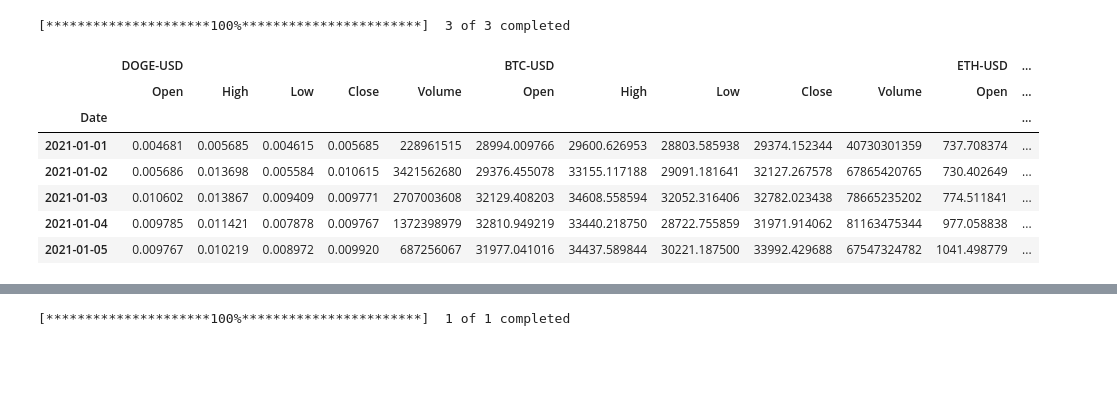
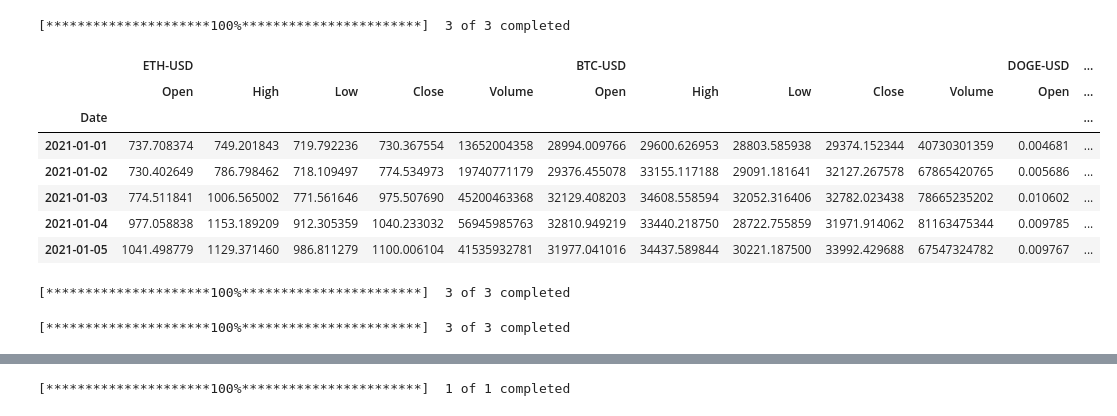
Before and after one commit to distractedm1nd/mar2moon, a Jupyter notebook: scripts/CoinPricesForEval.ipynb, the cells around one changed output, grey strips where cells are left out. Drawn from its saved outputs; the diff is of its cells as text; code cells hidden in the pictures; blank space fills up the shorter version.

```diff
--- a/scripts/CoinPricesForEval.ipynb
+++ b/scripts/CoinPricesForEval.ipynb
@@ -26,7 +26,7 @@ btc.head()
 | 2021-01-05 | 31977.041016 | 34437.589844 | 30221.187500 | 33992.429688 | 67547324782 | 0 | 0 |
 # %%
 #data = yf.download("SPY AAPL", start="2017-01-01", end="2017-04-30")
-prices = yf.download(  # or pdr.get_data_yahoo(...
+all_coins_daily_ytd = yf.download(  # or pdr.get_data_yahoo(...
         # tickers list or string as well
         tickers = "BTC-USD ETH-USD DOGE-USD",
 
@@ -61,18 +61,18 @@ prices = yf.download(  # or pdr.get_data_yahoo(...
         proxy = None
     )
 
-#print(prices)
+#print(all_coins_daily_ytd)
 # %% [output]
 [*********************100%***********************]  3 of 3 completed
 # %%
-prices.head()
+all_coins_daily_ytd.head()
 # %% [output]
-|  | DOGE-USD |  |  |  |  | BTC-USD |  |  |  |  | ETH-USD | ... |
+|  | ETH-USD |  |  |  |  | BTC-USD |  |  |  |  | DOGE-USD | ... |
 |  | Open | High | Low | Close | Volume | Open | High | Low | Close | Volume | Open | ... |
 | Date |  |  |  |  |  |  |  |  |  |  |  | ... |
-| 2021-01-01 | 0.004681 | 0.005685 | 0.004615 | 0.005685 | 228961515 | 28994.009766 | 29600.626953 | 28803.585938 | 29374.152344 | 40730301359 | 737.708374 | ... |
-| 2021-01-02 | 0.005686 | 0.013698 | 0.005584 | 0.010615 | 3421562680 | 29376.455078 | 33155.117188 | 29091.181641 | 32127.267578 | 67865420765 | 730.402649 | ... |
-| 2021-01-03 | 0.010602 | 0.013867 | 0.009409 | 0.009771 | 2707003608 | 32129.408203 | 34608.558594 | 32052.316406 | 32782.023438 | 78665235202 | 774.511841 | ... |
-| 2021-01-04 | 0.009785 | 0.011421 | 0.007878 | 0.009767 | 1372398979 | 32810.949219 | 33440.218750 | 28722.755859 | 31971.914062 | 81163475344 | 977.058838 | ... |
-| 2021-01-05 | 0.009767 | 0.010219 | 0.008972 | 0.009920 | 687256067 | 31977.041016 | 34437.589844 | 30221.187500 | 33992.429688 | 67547324782 | 1041.498779 | ... |
+| 2021-01-01 | 737.708374 | 749.201843 | 719.792236 | 730.367554 | 13652004358 | 28994.009766 | 29600.626953 | 28803.585938 | 29374.152344 | 40730301359 | 0.004681 | ... |
+| 2021-01-02 | 730.402649 | 786.798462 | 718.109497 | 774.534973 | 19740771179 | 29376.455078 | 33155.117188 | 29091.181641 | 32127.267578 | 67865420765 | 0.005686 | ... |
+| 2021-01-03 | 774.511841 | 1006.565002 | 771.561646 | 975.507690 | 45200463368 | 32129.408203 | 34608.558594 | 32052.316406 | 32782.023438 | 78665235202 | 0.010602 | ... |
+| 2021-01-04 | 977.058838 | 1153.189209 | 912.305359 | 1040.233032 | 56945985763 | 32810.949219 | 33440.218750 | 28722.755859 | 31971.914062 | 81163475344 | 0.009785 | ... |
+| 2021-01-05 | 1041.498779 | 1129.371460 | 986.811279 | 1100.006104 | 41535932781 | 31977.041016 | 34437.589844 | 30221.187500 | 33992.429688 | 67547324782 | 0.009767 | ... |
 # %%
@@ -85,0 +87,42 @@ prices.to_csv(path_or_buf = full_path_name, encoding = 'utf-8', sep = ',', heade
+# %%
+# BTC-DOGE-ETH - Daily - 2-Year-Period
+all_coins_daily_2y = yf.download(
+        tickers = "BTC-USD ETH-USD DOGE-USD",
+        period = "2y",
+        interval = "1d",
+        group_by = 'ticker',
+        auto_adjust = True,
+        prepost = True,
+        threads = True,
+        proxy = None
+    )
+today = date.today().strftime('%Y-%m-%d')
+coin_prices_path = '../coin-prices/'
+all_coins_daily_2y_file_name = 'all_coins_daily_2y_' + today + '.csv'
+#print(all_coins_daily_2y_file_name)
+full_path_name = coin_prices_path + all_coins_daily_2y_file_name
+#print(full_path_name)
+all_coins_daily_2y.to_csv(path_or_buf = full_path_name, encoding = 'utf-8', sep = ',', header = True)
+# %% [output]
+[*********************100%***********************]  3 of 3 completed
+# %%
+# BTC-DOGE-ETH - Weekly - 2-Year-Period
+all_coins_weekly_2y = yf.download(
+        tickers = "BTC-USD ETH-USD DOGE-USD",
+        period = "2y",
+        interval = "1wk",
+        group_by = 'ticker',
+        auto_adjust = True,
+        prepost = True,
+        threads = True,
+        proxy = None
+    )
+today = date.today().strftime('%Y-%m-%d')
+coin_prices_path = '../coin-prices/'
+all_coins_weekly_2y_file_name = 'all_coins_weekly_2y_' + today + '.csv'
+#print(all_coins_weekly_2y_file_name)
+full_path_name = coin_prices_path + all_coins_weekly_2y_file_name
+#print(full_path_name)
+all_coins_weekly_2y.to_csv(path_or_buf = full_path_name, encoding = 'utf-8', sep = ',', header = True)
+# %% [output]
+[*********************100%***********************]  3 of 3 completed
```
Also changed, not shown: parts of 13 cells of this notebook.
